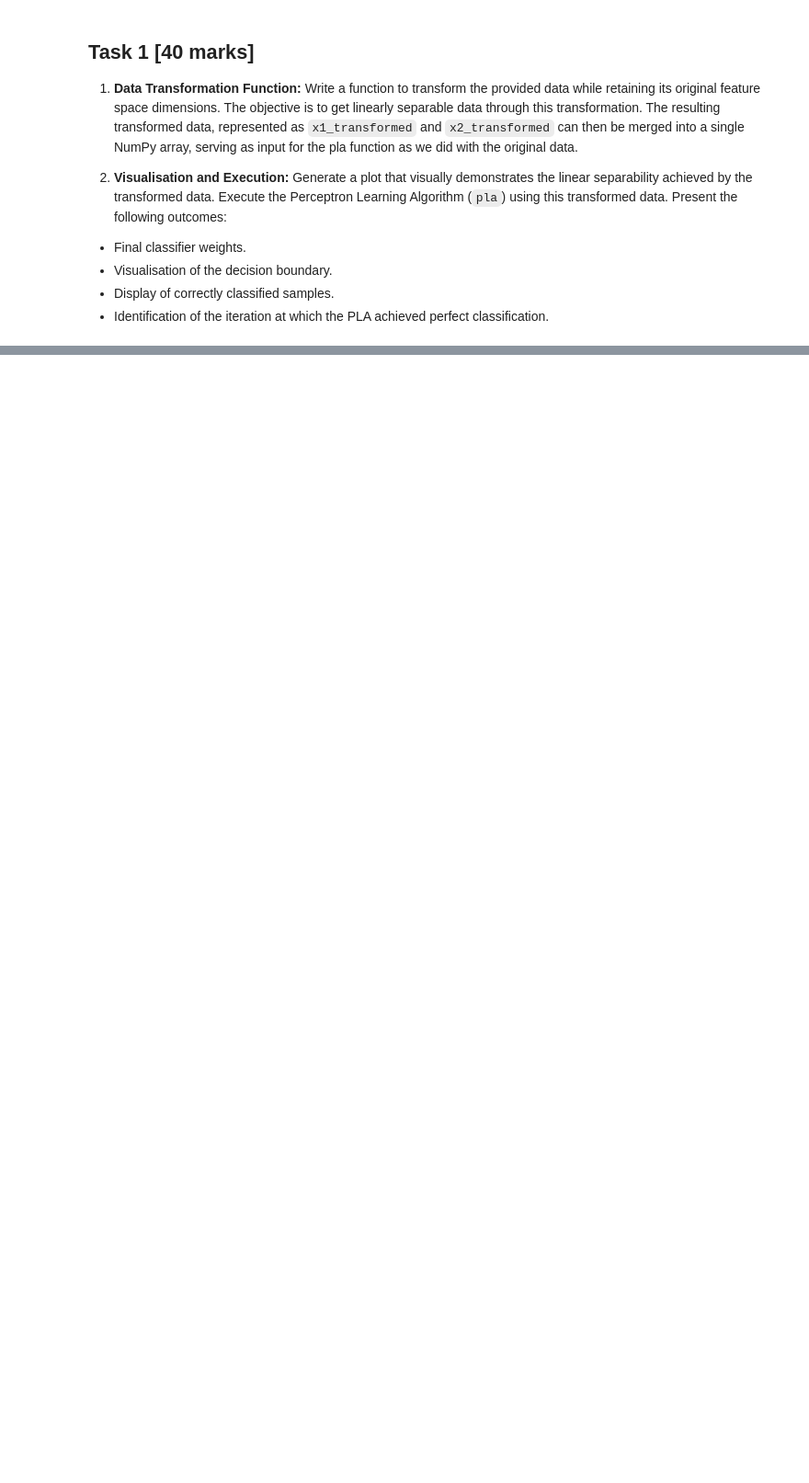
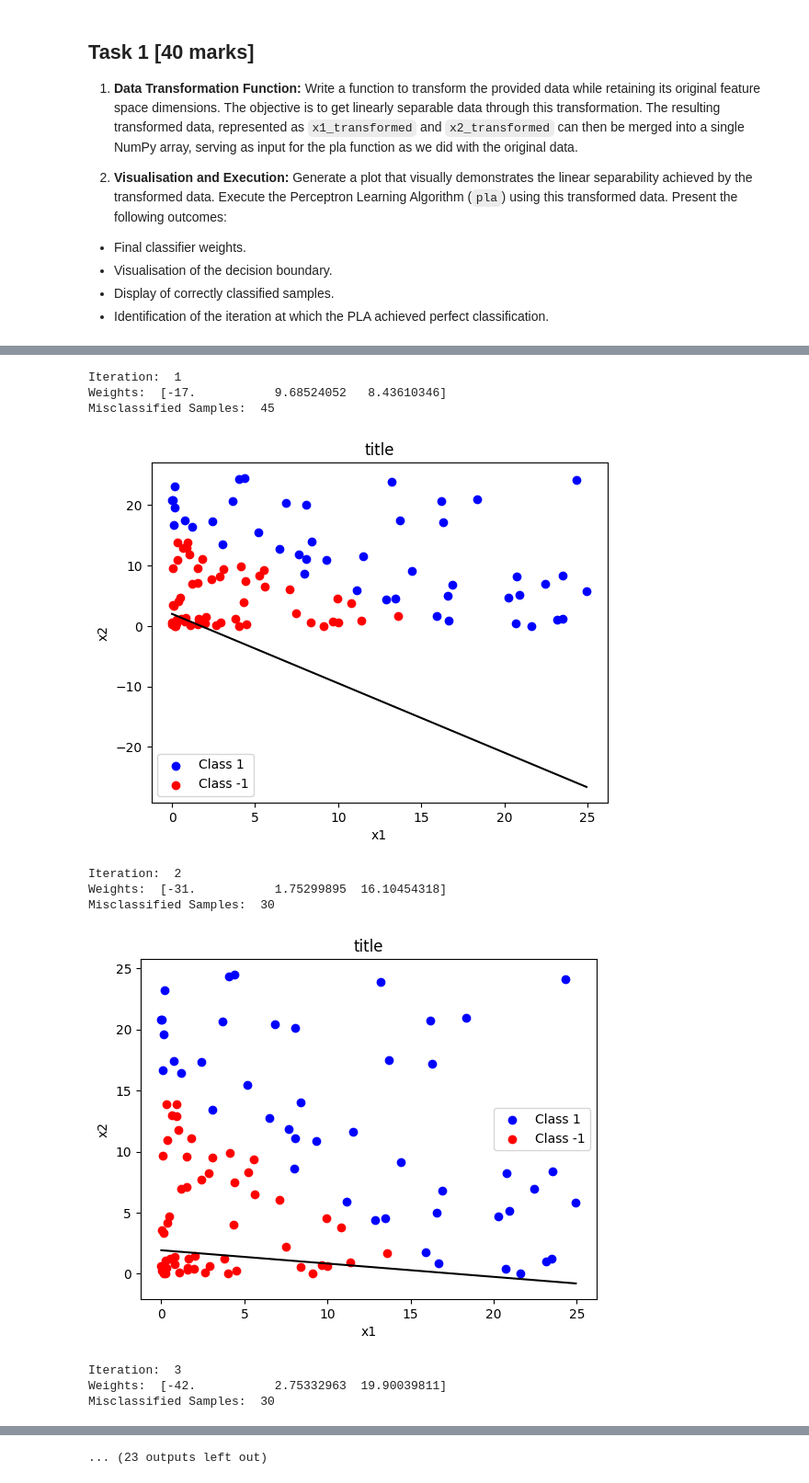
Before and after one commit to RandomCloneTrooper/ML, a Jupyter notebook: 03_ML_NLFT.ipynb, the cells around one changed output, grey strips where cells are left out. Shown at 92% size. Cells and saved outputs as stored; diff of their text form; code cells hidden in the pictures; blank space fills up the shorter version.

```diff
--- a/03_ML_NLFT.ipynb
+++ b/03_ML_NLFT.ipynb
@@ -159,2 +175,15 @@ def pla(n_iter, X, y):
 # %%
-# Task 1
+# Task 1 (continued)
+pla(17, X_transformed, labels)
+# %% [output]
+Iteration:  1
+Weights:  [-17.           9.68524052   8.43610346]
+Misclassified Samples:  45
+[figure, added]
+Iteration:  2
+Weights:  [-31.           1.75299895  16.10454318]
+Misclassified Samples:  30
+[figure, added]
+Iteration:  3
+Weights:  [-42.           2.75332963  19.90039811]
+Misclassified Samples:  30
@@ -160,0 +203 @@ def pla(n_iter, X, y):
+... (23 outputs left out)
```
Also changed, not shown: parts of 7 cells of this notebook.
